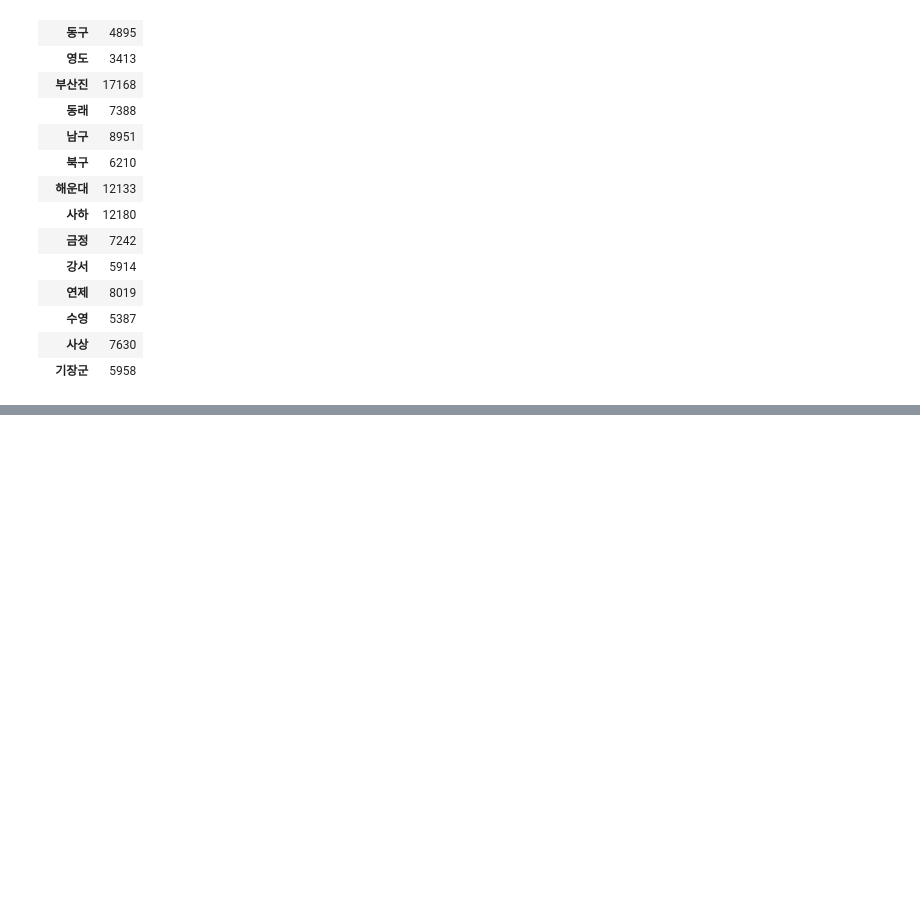
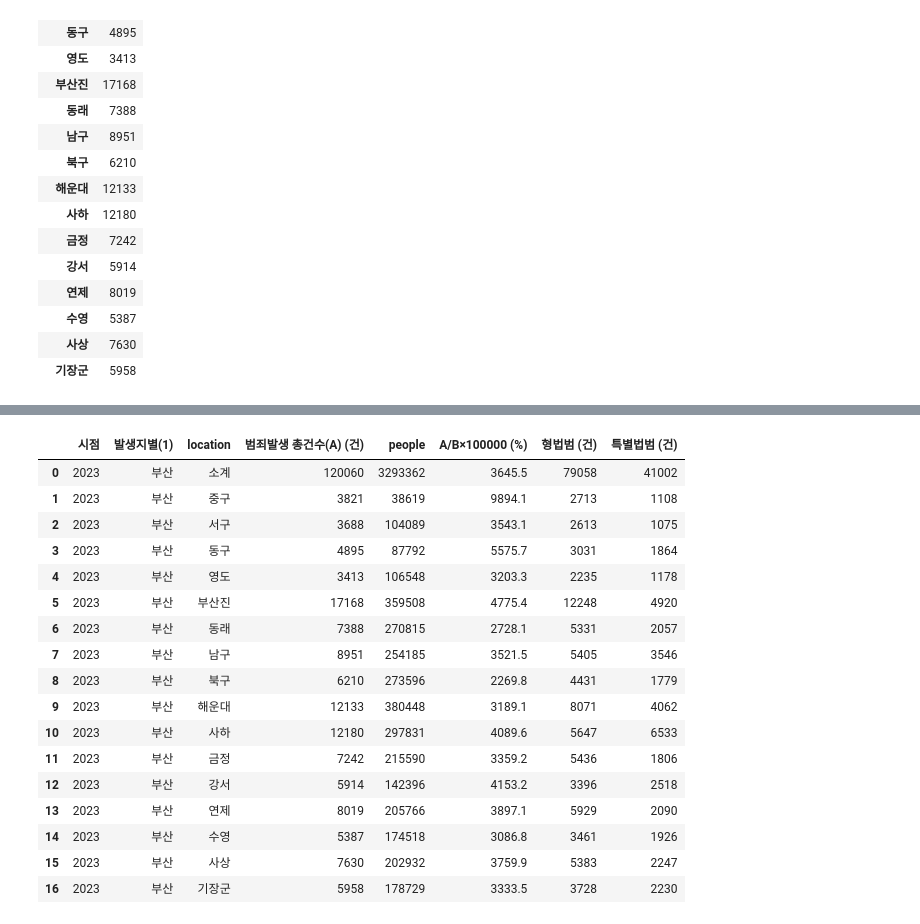
Before and after one commit to pmj8298/h_python, a Jupyter notebook: 방범용CCTV.ipynb, the cells around one changed output, grey strips where cells are left out. Saved outputs shown, nothing was run; the diff lists cells and outputs as text; code cells hidden in the pictures; blank space fills up the shorter version.

```diff
--- a/방범용CCTV.ipynb
+++ b/방범용CCTV.ipynb
@@ -345,0 +370,22 @@ plt.show()
+# %%
+data3 = crime.rename(columns={'발생지별(2)':'location','인구(B) (명)':'people'})
+data3
+# %% [output]
+|  | 시점 | 발생지별(1) | location | 범죄발생 총건수(A) (건) | people | A/B×100000 (%) | 형법범 (건) | 특별법범 (건) |
+| 0 | 2023 | 부산 | 소계 | 120060 | 3293362 | 3645.5 | 79058 | 41002 |
+| 1 | 2023 | 부산 | 중구 | 3821 | 38619 | 9894.1 | 2713 | 1108 |
+| 2 | 2023 | 부산 | 서구 | 3688 | 104089 | 3543.1 | 2613 | 1075 |
+| 3 | 2023 | 부산 | 동구 | 4895 | 87792 | 5575.7 | 3031 | 1864 |
+| 4 | 2023 | 부산 | 영도 | 3413 | 106548 | 3203.3 | 2235 | 1178 |
+| 5 | 2023 | 부산 | 부산진 | 17168 | 359508 | 4775.4 | 12248 | 4920 |
+| 6 | 2023 | 부산 | 동래 | 7388 | 270815 | 2728.1 | 5331 | 2057 |
+| 7 | 2023 | 부산 | 남구 | 8951 | 254185 | 3521.5 | 5405 | 3546 |
+| 8 | 2023 | 부산 | 북구 | 6210 | 273596 | 2269.8 | 4431 | 1779 |
+| 9 | 2023 | 부산 | 해운대 | 12133 | 380448 | 3189.1 | 8071 | 4062 |
+| 10 | 2023 | 부산 | 사하 | 12180 | 297831 | 4089.6 | 5647 | 6533 |
+| 11 | 2023 | 부산 | 금정 | 7242 | 215590 | 3359.2 | 5436 | 1806 |
+| 12 | 2023 | 부산 | 강서 | 5914 | 142396 | 4153.2 | 3396 | 2518 |
+| 13 | 2023 | 부산 | 연제 | 8019 | 205766 | 3897.1 | 5929 | 2090 |
+| 14 | 2023 | 부산 | 수영 | 5387 | 174518 | 3086.8 | 3461 | 1926 |
+| 15 | 2023 | 부산 | 사상 | 7630 | 202932 | 3759.9 | 5383 | 2247 |
+| 16 | 2023 | 부산 | 기장군 | 5958 | 178729 | 3333.5 | 3728 | 2230 |
```
Also changed, not shown: parts of 14 cells of this notebook.
